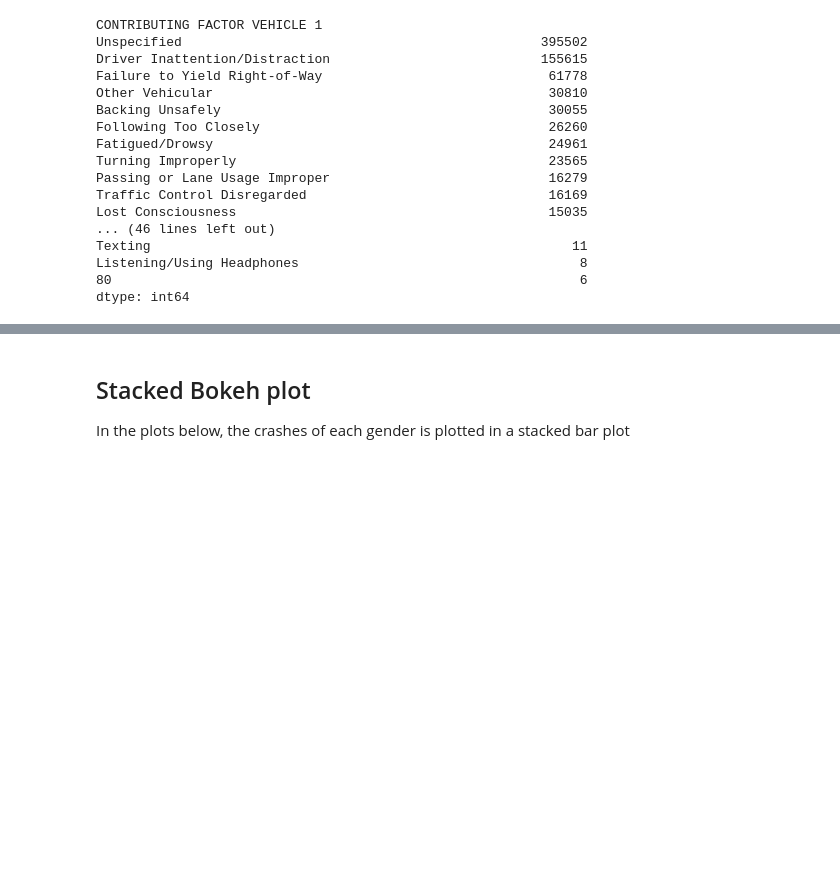
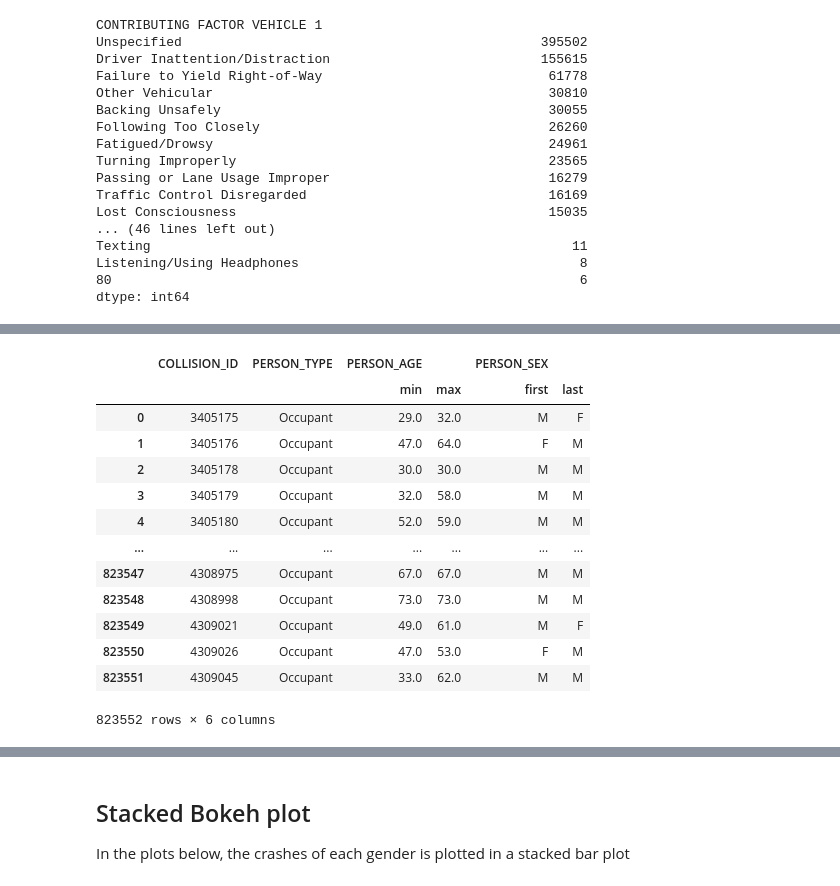
Before and after one commit to Strandgaard96/vehicle_collision_webpage, a Jupyter notebook: Bokehplots_AndersD.ipynb, the cells around one changed output, grey strips where cells are left out. Cells and saved outputs as stored; diff of their text form; code cells hidden in the pictures; blank space fills up the shorter version.

```diff
--- a/Bokehplots_AndersD.ipynb
+++ b/Bokehplots_AndersD.ipynb
@@ -351,0 +380,19 @@ show(p)
+# %%
+df_sort = df_persons.groupby(['COLLISION_ID','PERSON_TYPE'],as_index=False).agg({'PERSON_AGE': ['min', 'max'],'PERSON_SEX': ['first','last']})
+# %%
+df_sort
+# %% [output]
+|  | COLLISION_ID | PERSON_TYPE | PERSON_AGE |  | PERSON_SEX |  |
+|  |  |  | min | max | first | last |
+| 0 | 3405175 | Occupant | 29.0 | 32.0 | M | F |
+| 1 | 3405176 | Occupant | 47.0 | 64.0 | F | M |
+| 2 | 3405178 | Occupant | 30.0 | 30.0 | M | M |
+| 3 | 3405179 | Occupant | 32.0 | 58.0 | M | M |
+| 4 | 3405180 | Occupant | 52.0 | 59.0 | M | M |
+| ... | ... | ... | ... | ... | ... | ... |
+| 823547 | 4308975 | Occupant | 67.0 | 67.0 | M | M |
+| 823548 | 4308998 | Occupant | 73.0 | 73.0 | M | M |
+| 823549 | 4309021 | Occupant | 49.0 | 61.0 | M | F |
+| 823550 | 4309026 | Occupant | 47.0 | 53.0 | F | M |
+| 823551 | 4309045 | Occupant | 33.0 | 62.0 | M | M |
+823552 rows × 6 columns
```
Also changed, not shown: parts of 59 cells of this notebook.
